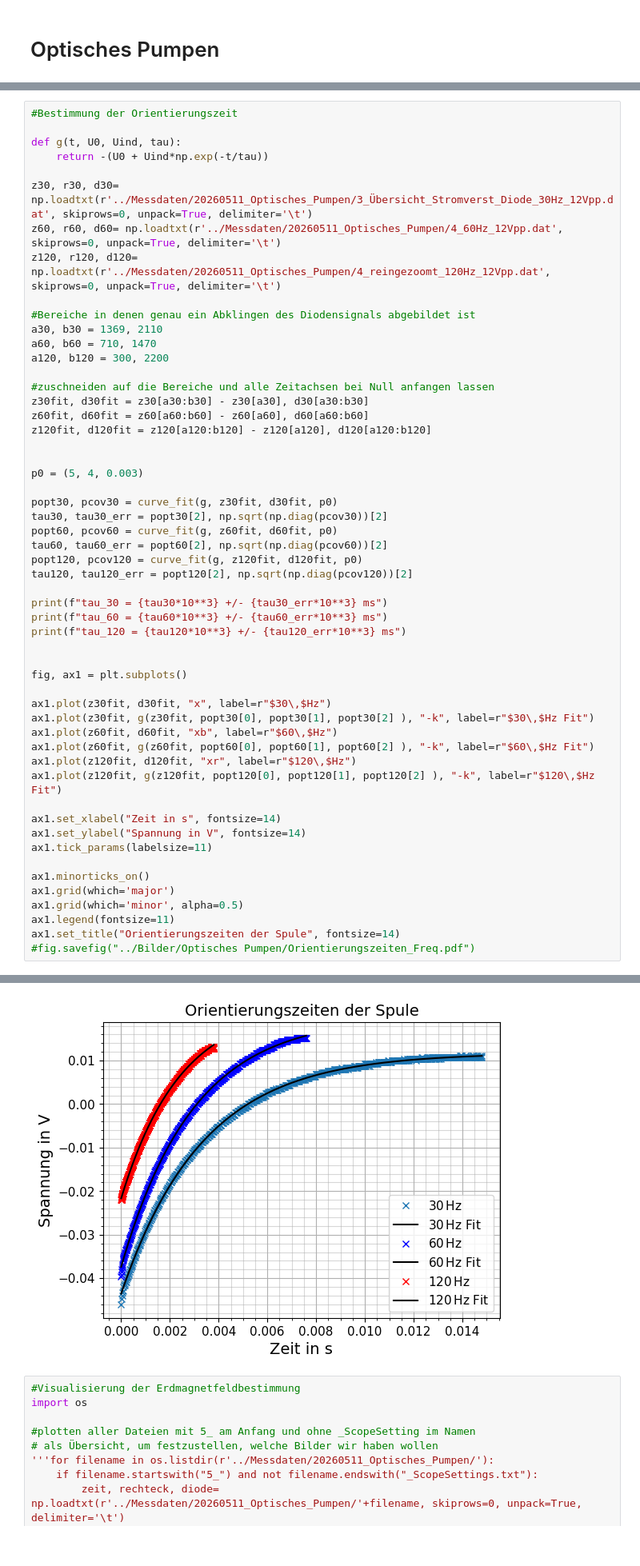
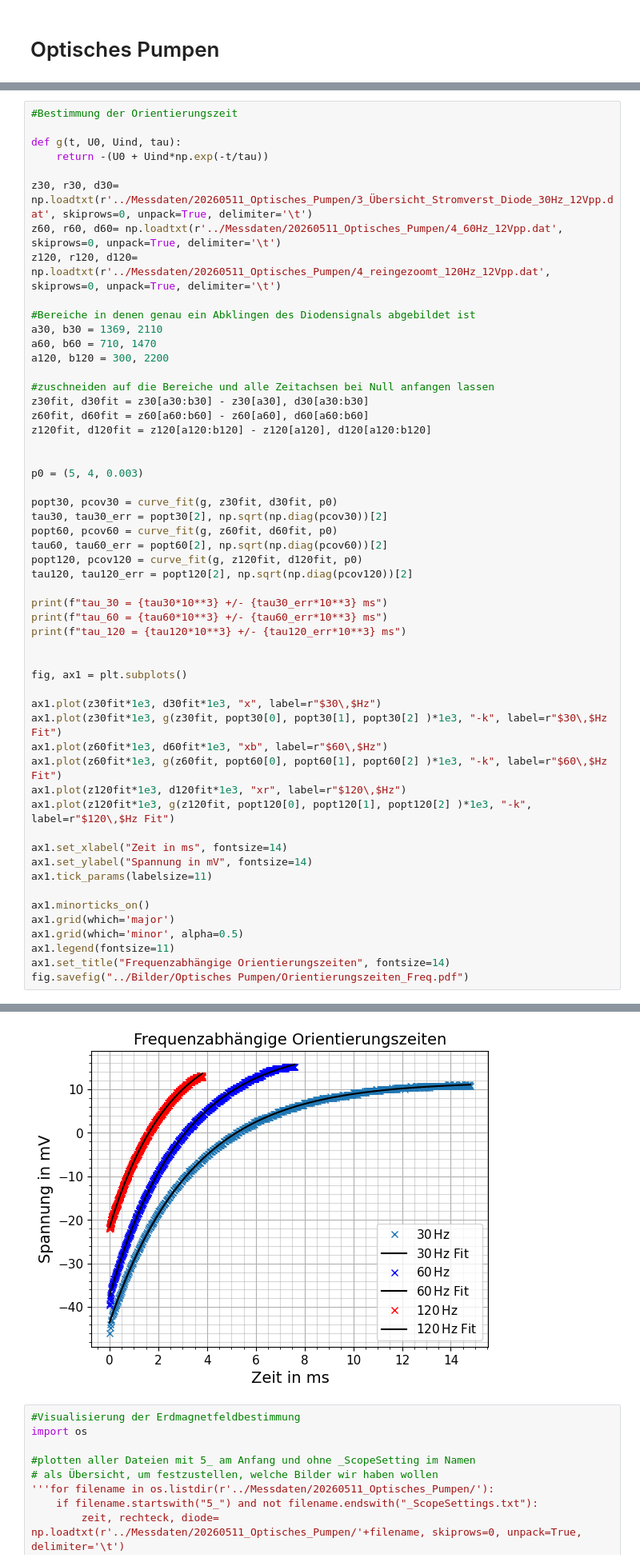
Before and after one commit to NicolasRohrbeck/fprak, a Jupyter notebook: scripts/optpumpen.ipynb, the cells around one changed output, grey strips where cells are left out. Shown at 80% size. Saved outputs shown, nothing was run; the diff lists cells and outputs as text.

```diff
--- a/scripts/optpumpen.ipynb
+++ b/scripts/optpumpen.ipynb
@@ -226,23 +227,23 @@ print(f"tau_120 = {tau120*10**3} +/- {tau120_err*10**3} ms")
 
 fig, ax1 = plt.subplots()
 
-ax1.plot(z30fit, d30fit, "x", label=r"$30\,$Hz")
-ax1.plot(z30fit, g(z30fit, popt30[0], popt30[1], popt30[2] ), "-k", label=r"$30\,$Hz Fit")
-ax1.plot(z60fit, d60fit, "xb", label=r"$60\,$Hz")
-ax1.plot(z60fit, g(z60fit, popt60[0], popt60[1], popt60[2] ), "-k", label=r"$60\,$Hz Fit")
-ax1.plot(z120fit, d120fit, "xr", label=r"$120\,$Hz")
-ax1.plot(z120fit, g(z120fit, popt120[0], popt120[1], popt120[2] ), "-k", label=r"$120\,$Hz Fit")
+ax1.plot(z30fit*1e3, d30fit*1e3, "x", label=r"$30\,$Hz")
+ax1.plot(z30fit*1e3, g(z30fit, popt30[0], popt30[1], popt30[2] )*1e3, "-k", label=r"$30\,$Hz Fit")
+ax1.plot(z60fit*1e3, d60fit*1e3, "xb", label=r"$60\,$Hz")
+ax1.plot(z60fit*1e3, g(z60fit, popt60[0], popt60[1], popt60[2] )*1e3, "-k", label=r"$60\,$Hz Fit")
+ax1.plot(z120fit*1e3, d120fit*1e3, "xr", label=r"$120\,$Hz")
+ax1.plot(z120fit*1e3, g(z120fit, popt120[0], popt120[1], popt120[2] )*1e3, "-k", label=r"$120\,$Hz Fit")
 
-ax1.set_xlabel("Zeit in s", fontsize=14)
-ax1.set_ylabel("Spannung in V", fontsize=14)
+ax1.set_xlabel("Zeit in ms", fontsize=14)
+ax1.set_ylabel("Spannung in mV", fontsize=14)
 ax1.tick_params(labelsize=11)
 
 ax1.minorticks_on()
 ax1.grid(which='major')
 ax1.grid(which='minor', alpha=0.5)
 ax1.legend(fontsize=11)
-ax1.set_title("Orientierungszeiten der Spule", fontsize=14)
-#fig.savefig("../Bilder/Optisches Pumpen/Orientierungszeiten_Freq.pdf")
+ax1.set_title("Frequenzabhängige Orientierungszeiten", fontsize=14)
+fig.savefig("../Bilder/Optisches Pumpen/Orientierungszeiten_Freq.pdf")
 # %% [output]
 tau_30 = 3.3518845712879766 +/- 0.00525302300331879 ms
 tau_60 = 2.9572988733914656 +/- 0.006053437504463354 ms
@@ -251,4 +251,4 @@ Text(0.5, 1.0, 'Orientierungszeiten der Spule')
-[figure, old version]
+[figure, new version]
 # %%
 #Visualisierung der Erdmagnetfeldbestimmung
 import os
```
Also changed, not shown: parts of 5 cells of this notebook, 2 other files.
